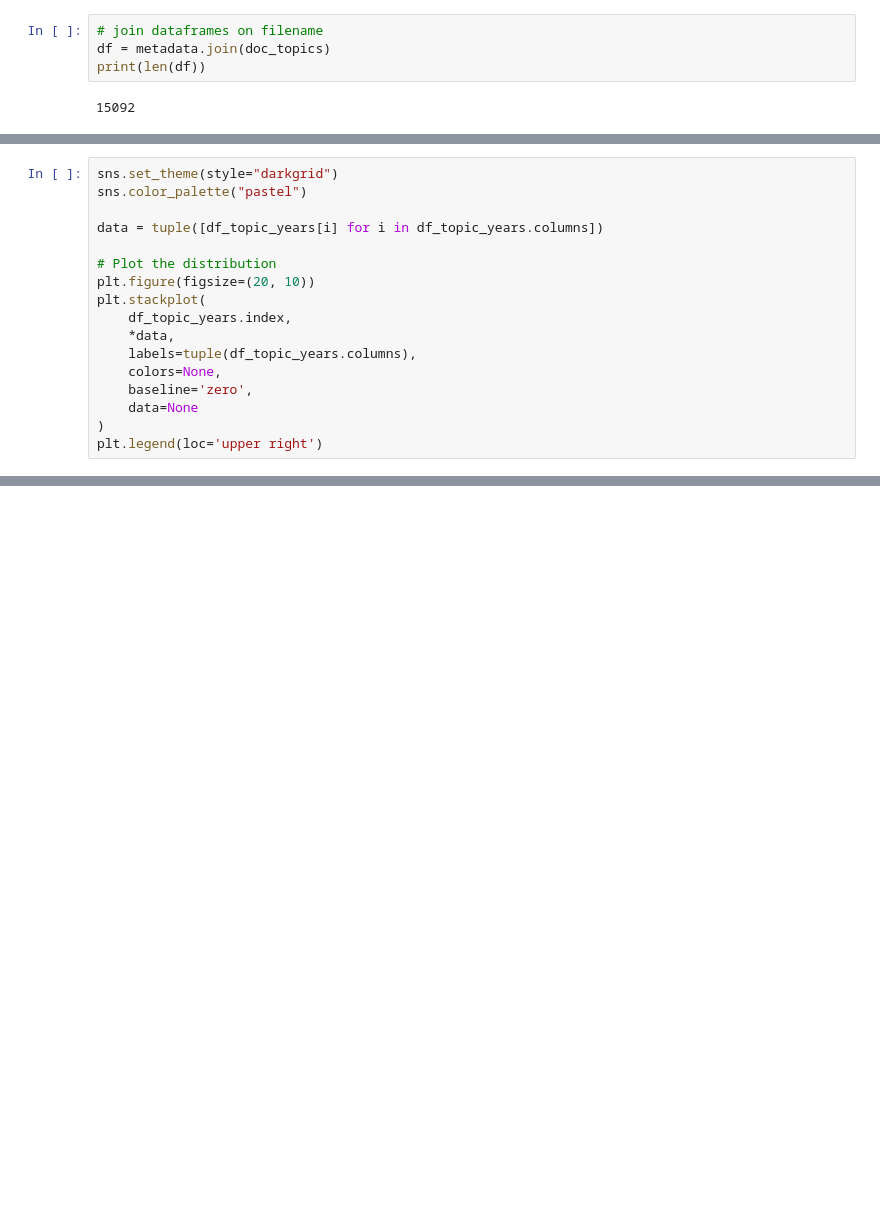
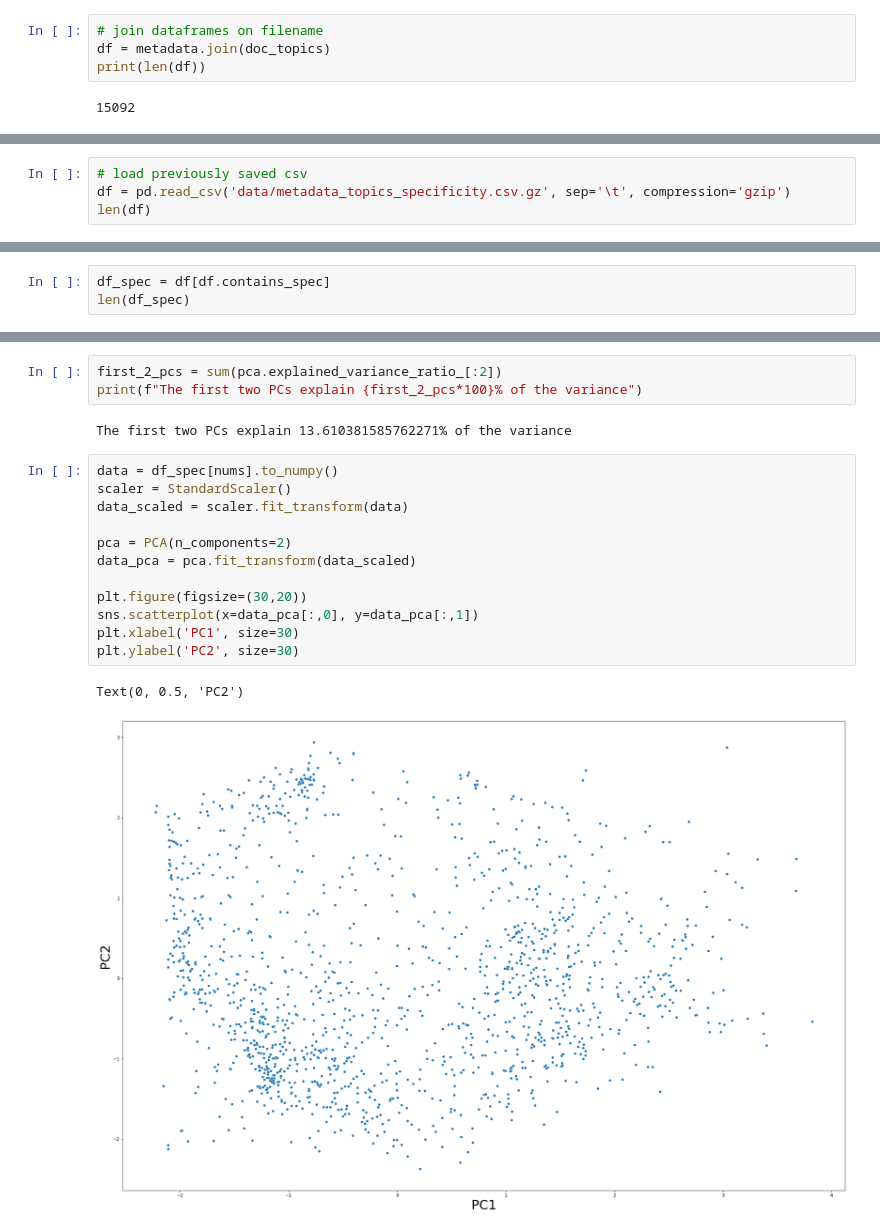
Before and after one commit to omlean/The-Specificity-Project, a Jupyter notebook: visualization.ipynb, the cells around one changed output, grey strips where cells are left out. Cells and saved outputs as stored; diff of their text form; blank space fills up the shorter version.

```diff
--- a/visualization.ipynb
+++ b/visualization.ipynb
@@ -94,17 +99,0 @@ Name: 0, Length: 110, dtype: float64
-# %%
-sns.set_theme(style="darkgrid")
-sns.color_palette("pastel")
-
-data = tuple([df_topic_years[i] for i in df_topic_years.columns])
-
-# Plot the distribution
-plt.figure(figsize=(20, 10))
-plt.stackplot(
-    df_topic_years.index,
-    *data,
-    labels=tuple(df_topic_years.columns),
-    colors=None,
-    baseline='zero',
-    data=None
-)
-plt.legend(loc='upper right')
@@ -151,0 +155,4 @@ spec_words
+# %%
+# load previously saved csv
+df = pd.read_csv('data/metadata_topics_specificity.csv.gz', sep='\t', compression='gzip')
+len(df)
@@ -151,0 +223,3 @@ spec_words
+# %%
+df_spec = df[df.contains_spec]
+len(df_spec)
@@ -151,0 +263,20 @@ spec_words
+# %%
+first_2_pcs = sum(pca.explained_variance_ratio_[:2])
+print(f"The first two PCs explain {first_2_pcs*100}% of the variance")
+# %% [output]
+The first two PCs explain 13.610381585762271% of the variance
+# %%
+data = df_spec[nums].to_numpy()
+scaler = StandardScaler()
+data_scaled = scaler.fit_transform(data)
+
+pca = PCA(n_components=2)
+data_pca = pca.fit_transform(data_scaled)
+
+plt.figure(figsize=(30,20))
+sns.scatterplot(x=data_pca[:,0], y=data_pca[:,1])
+plt.xlabel('PC1', size=30)
+plt.ylabel('PC2', size=30)
+# %% [output]
+Text(0, 0.5, 'PC2')
+[figure, added]
```
Also changed, not shown: parts of 42 cells of this notebook, 5 other files.
